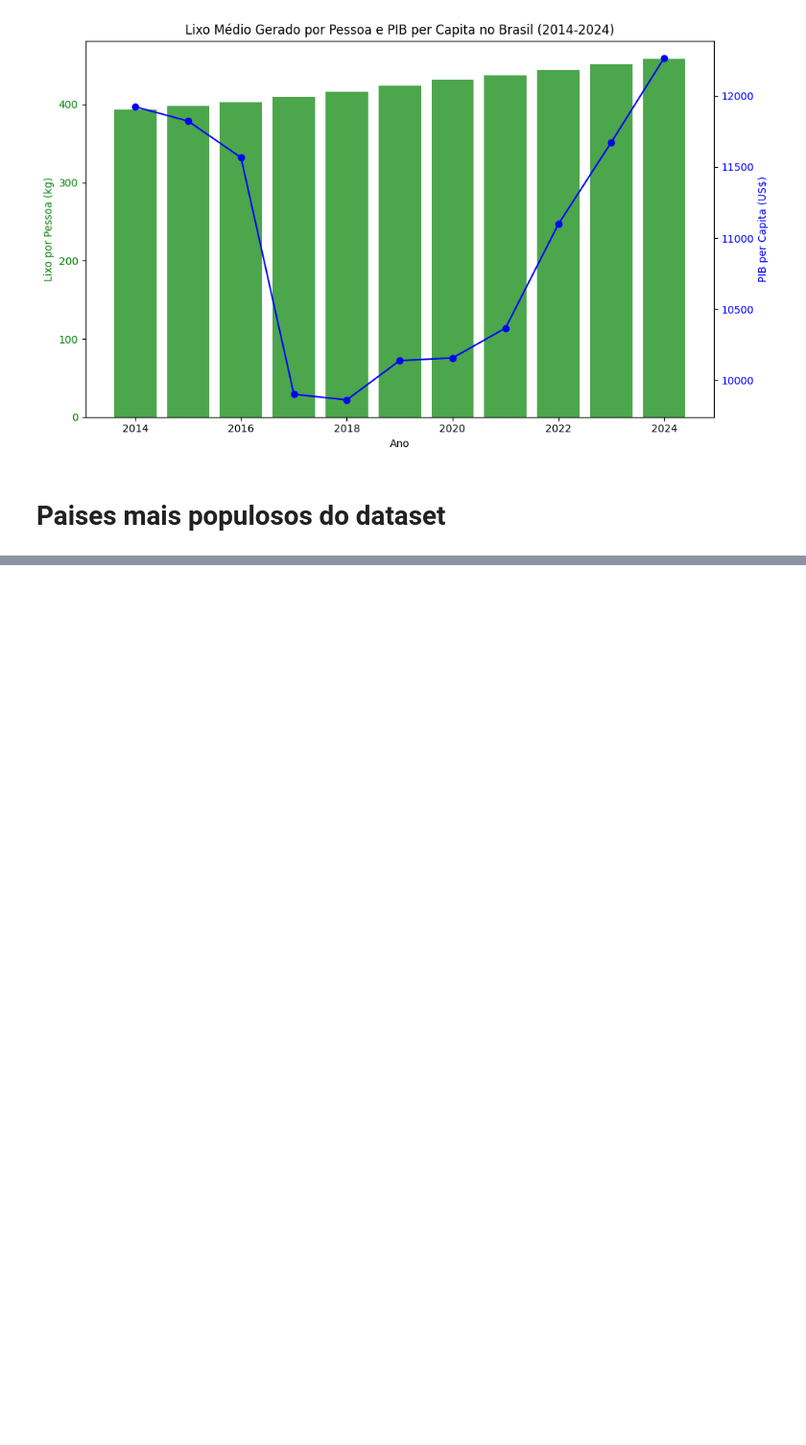
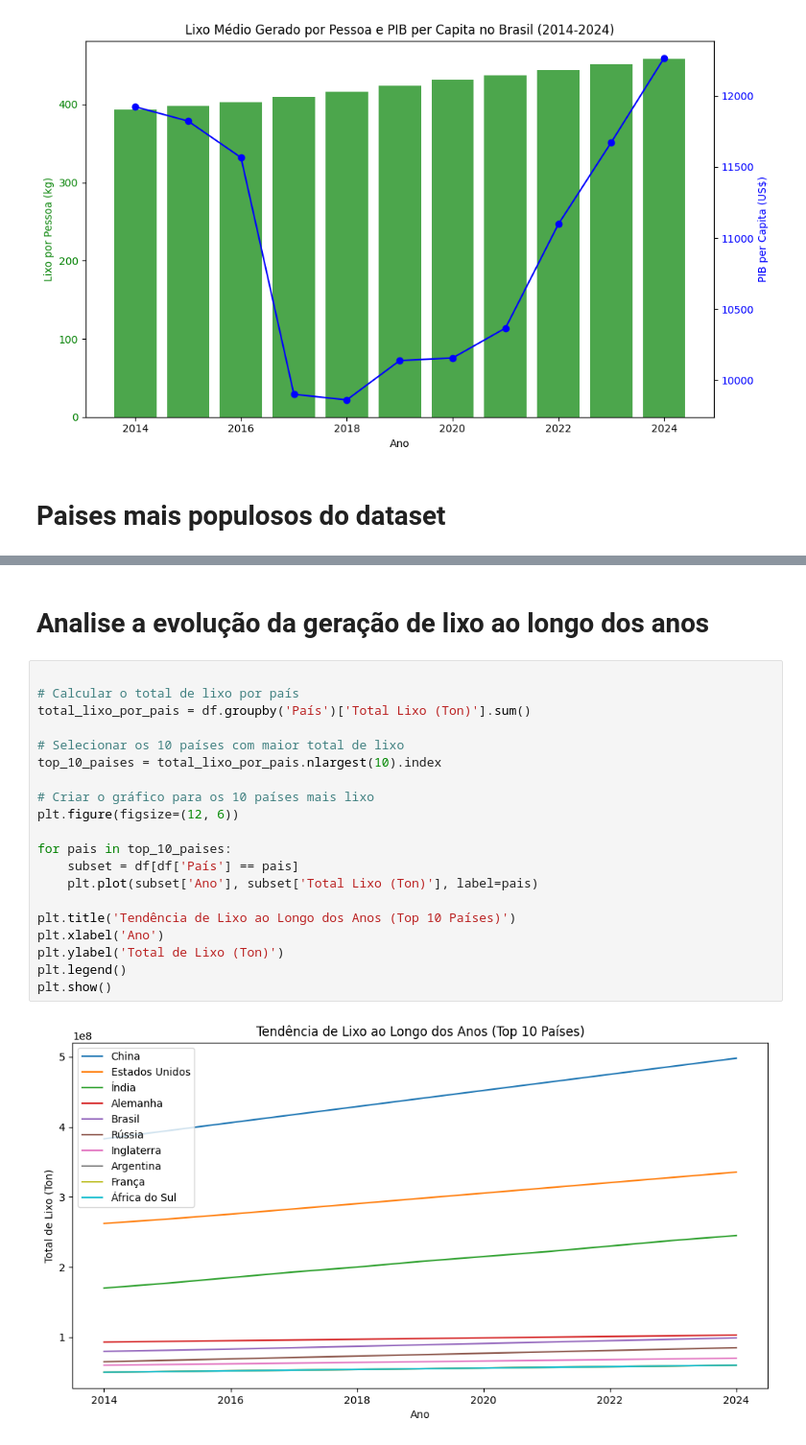
Before and after one commit to rafaelflorentino/Python, a Jupyter notebook: IA/Projeto_lixo/Projeto_lixo.ipynb, the cells around one changed output, grey strips where cells are left out. Shown: that part at 96% size. Saved outputs shown, nothing was run; the diff lists cells and outputs as text; blank space fills up the shorter version.

```diff
--- a/IA/Projeto_lixo/Projeto_lixo.ipynb
+++ b/IA/Projeto_lixo/Projeto_lixo.ipynb
@@ -398,0 +426,24 @@ plt.show()
+# %% [markdown]
+# Analise a evolução da geração de lixo ao longo dos anos
+# %%
+
+# Calcular o total de lixo por país
+total_lixo_por_pais = df.groupby('País')['Total Lixo (Ton)'].sum()
+
+# Selecionar os 10 países com maior total de lixo
+top_10_paises = total_lixo_por_pais.nlargest(10).index
+
+# Criar o gráfico para os 10 países mais lixo
+plt.figure(figsize=(12, 6))
+
+for pais in top_10_paises:
+    subset = df[df['País'] == pais]
+    plt.plot(subset['Ano'], subset['Total Lixo (Ton)'], label=pais)
+
+plt.title('Tendência de Lixo ao Longo dos Anos (Top 10 Países)')
+plt.xlabel('Ano')
+plt.ylabel('Total de Lixo (Ton)')
+plt.legend()
+plt.show()
+# %% [output]
+[figure, added]
```
Also changed, not shown: parts of 7 cells of this notebook, 1 other file.
